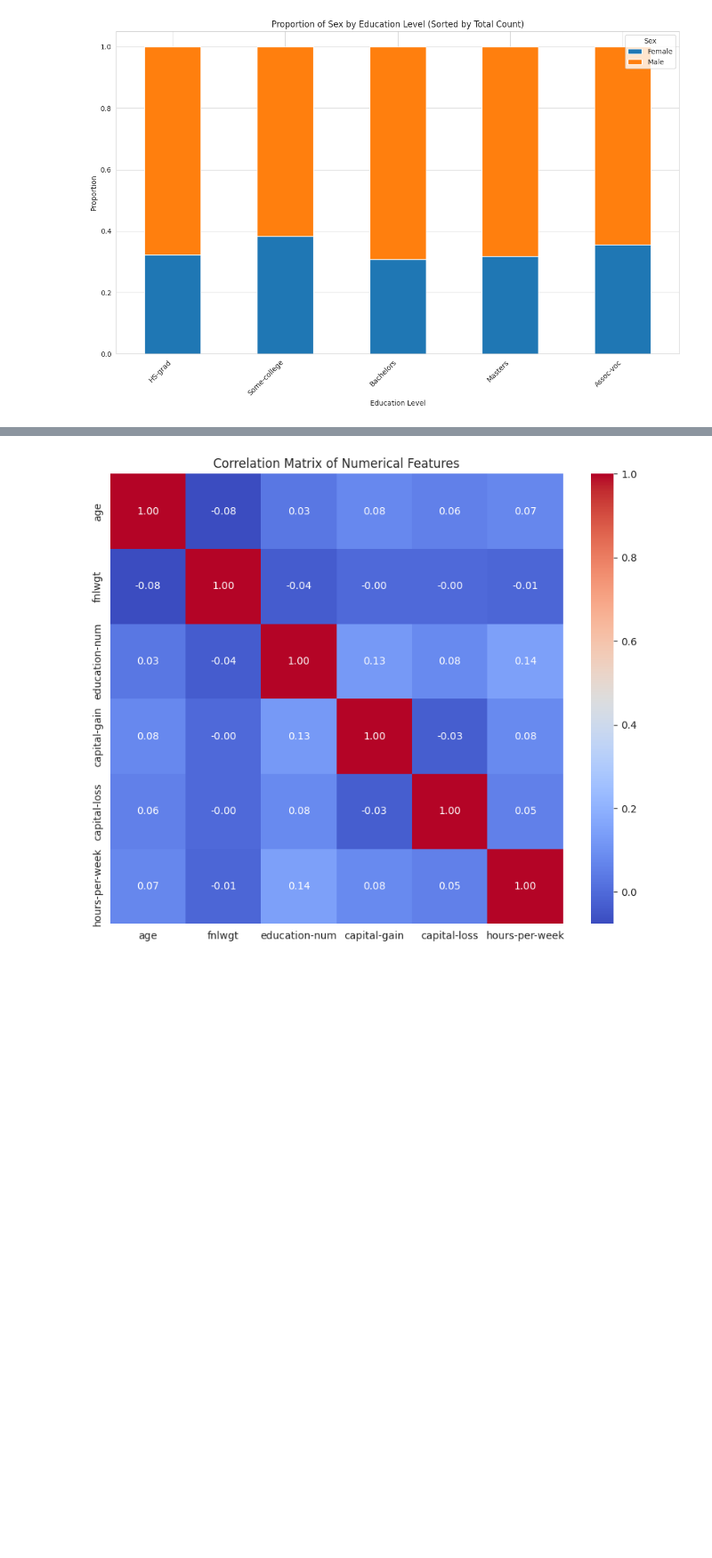
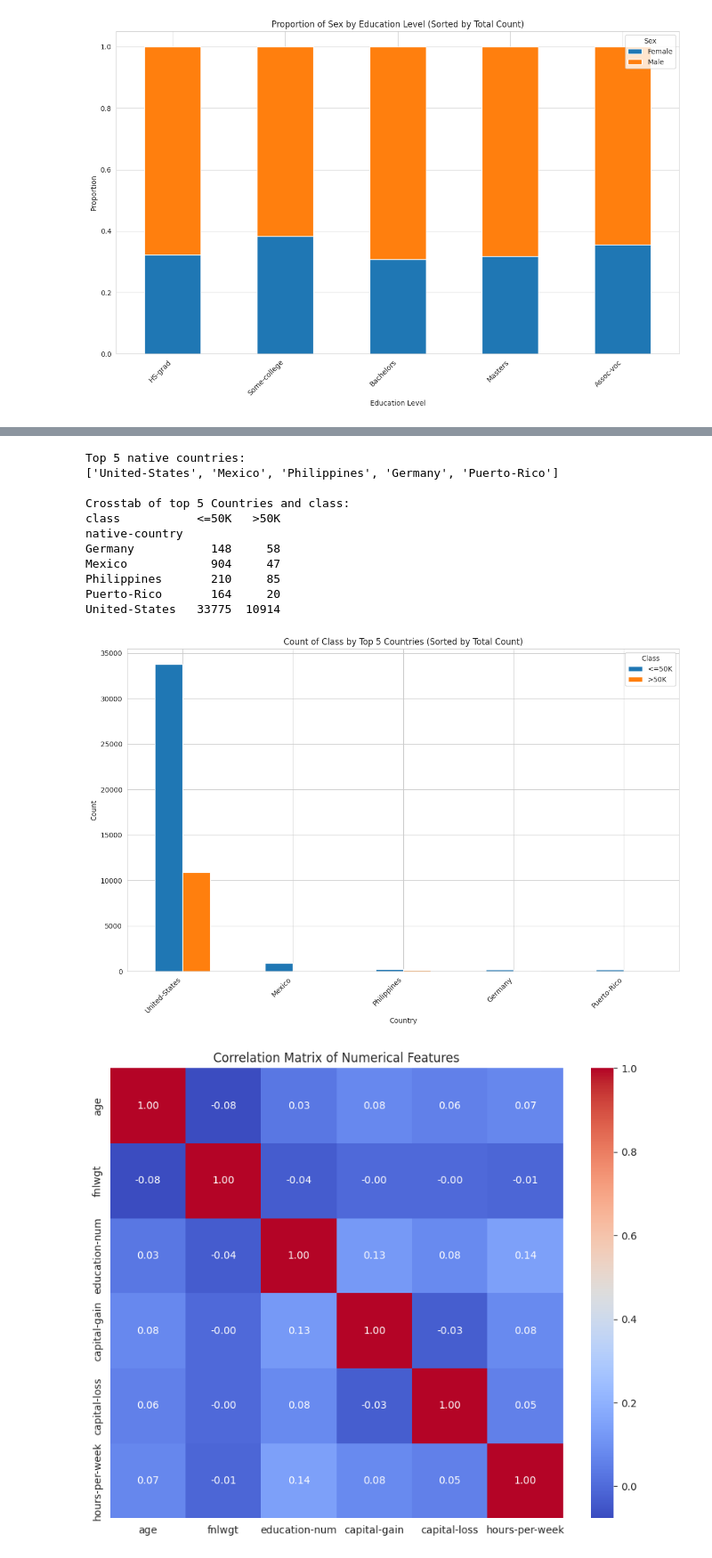
Before and after one commit to Johanhms/Practicas_Python, a Jupyter notebook: EDA_in_Python.ipynb, the cells around one changed output, grey strips where cells are left out. Shown at 89% size. Drawn from its saved outputs; the diff is of its cells as text; code cells hidden in the pictures; blank space fills up the shorter version.

```diff
--- a/EDA_in_Python.ipynb
+++ b/EDA_in_Python.ipynb
@@ -443,3 +463,45 @@ Some-college    4178   6700
+# %%
+# Get the top 5 native countries by count
+top_5_countries = df['native-country'].value_counts().nlargest(5).index.tolist()
+print("Top 5 native countries:")
+print(top_5_countries)
+
+# Filter the DataFrame to include only the top 5 countries
+df_filtered_country = df[df['native-country'].isin(top_5_countries)]
+
+# Create a crosstab of top 5 countries and class
+crosstab_result_country = pd.crosstab(
+    index=df_filtered_country['native-country'],
+    columns=df_filtered_country['class']
+)
+print("\nCrosstab of top 5 Countries and class:")
+print(crosstab_result_country)
+
+# Sort the crosstab result by the sum of counts for each country
+crosstab_result_country_sorted = crosstab_result_country.loc[crosstab_result_country.sum(axis=1).sort_values(ascending=False).index]
+
+# Create a grouped bar chart of counts
+crosstab_result_country_sorted.plot(kind='bar', figsize=(12, 8))
+plt.title('Count of Class by Top 5 Countries (Sorted by Total Count)')
+plt.xlabel('Country')
+plt.ylabel('Count')
+plt.xticks(rotation=45, ha='right')
+plt.legend(title='Class')
+plt.tight_layout()
+plt.show()
+# %% [output]
+Top 5 native countries:
+['United-States', 'Mexico', 'Philippines', 'Germany', 'Puerto-Rico']
+
+Crosstab of top 5 Countries and class:
+class           <=50K   >50K
+native-country
+Germany           148     58
+Mexico            904     47
+Philippines       210     85
+Puerto-Rico       164     20
+United-States   33775  10914
+[figure, added]
 # %%
 # Calculate the correlation matrix
 correlation_matrix = numerical_df.corr()
```
Also changed, not shown: parts of 1 cell of this notebook.
